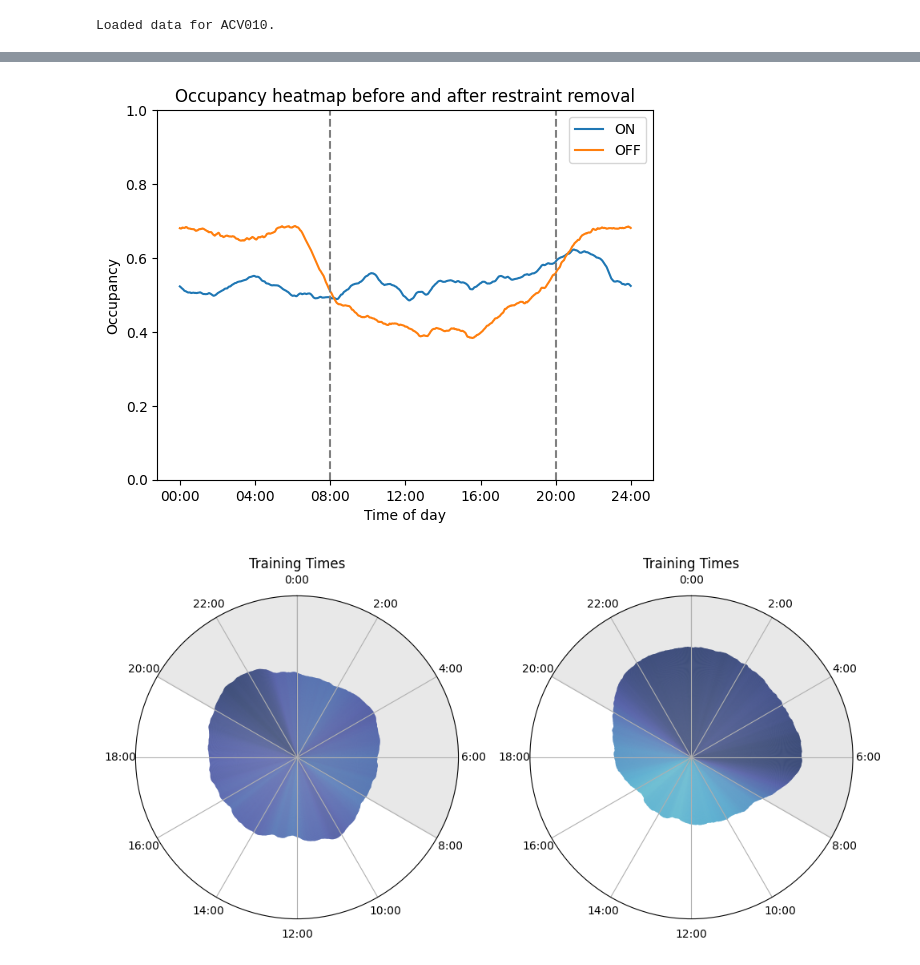
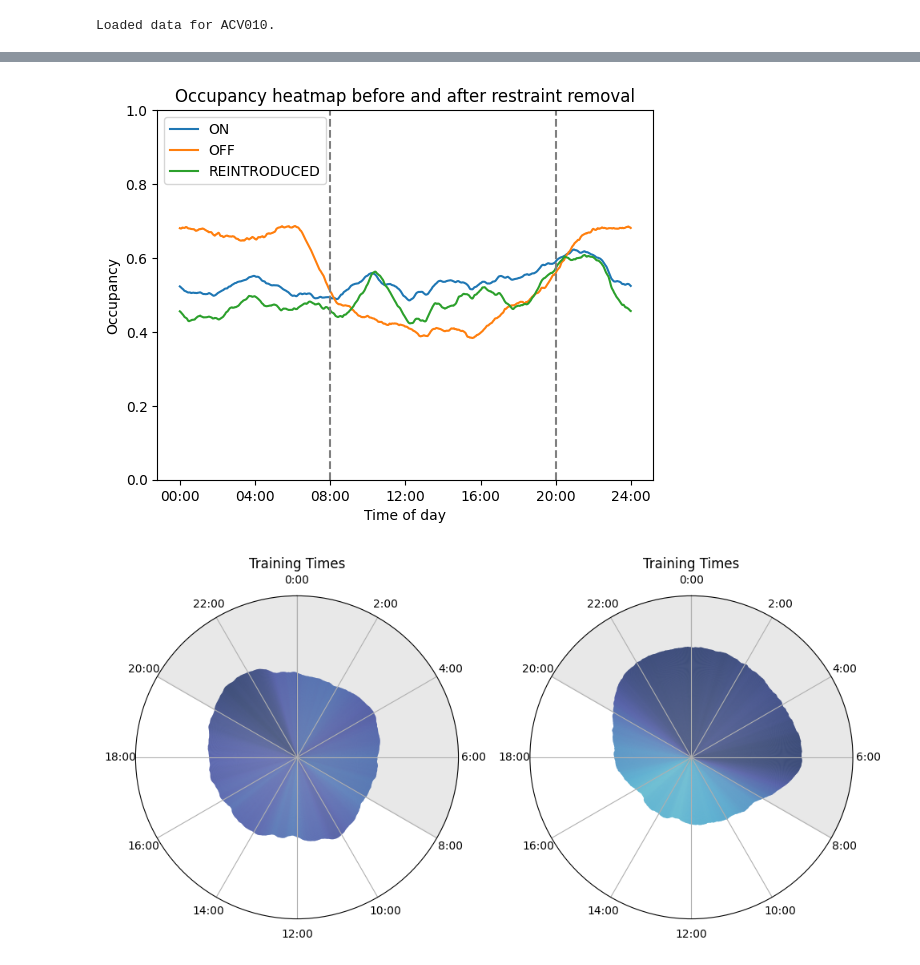
Before and after one commit to LearningCircuitsLab/behavior-analysis-notebooks, a Jupyter notebook: no_time_restraints_testing.ipynb, the cells around one changed output, grey strips where cells are left out. Drawn from its saved outputs; the diff is of its cells as text; code cells hidden in the pictures.

```diff
--- a/no_time_restraints_testing.ipynb
+++ b/no_time_restraints_testing.ipynb
@@ -84,25 +85,33 @@ df_before = df[np.logical_or(np.logical_and(df['date'] > time_before_removal,
                               df['date'] > pd.to_datetime(time_of_restraint_removal_end))]
 df_after = df[np.logical_and(df['date'] >= pd.to_datetime(time_of_restraint_removal_start),
                         df['date'] < pd.to_datetime(time_of_restraint_removal_end))]
+df_after_after = df[np.logical_and(df['date'] >= pd.to_datetime(time_of_restraint_removal_end),
+                        df['date'] < time_after_reintroduction)]
 # %%
 occupancy_df_before = dft.get_start_and_end_of_sessions_df(df_before)
 daily_percentages_before = dft.get_daily_occupancy_percentages(occupancy_df_before)
 
 occupancy_df_after = dft.get_start_and_end_of_sessions_df(df_after)
 daily_percentages_after = dft.get_daily_occupancy_percentages(occupancy_df_after)
+
+occupancy_df_after_after = dft.get_start_and_end_of_sessions_df(df_after_after)
+daily_percentages_after_after = dft.get_daily_occupancy_percentages(occupancy_df_after_after)
 # %%
 # merge the two dataframes
 # '25/30mins_4hours'
 # '1min_1min'
 occupancy_df_before['time_limit'] = 'ON'
 occupancy_df_after['time_limit'] = 'OFF'
+occupancy_df_after_after['time_limit'] = 'REINTRODUCED'
 # turn daily percentages into a dataframe with the index as a column
 daily_percentages_before = daily_percentages_before.reset_index()
 daily_percentages_after = daily_percentages_after.reset_index()
+daily_percentages_after_after = daily_percentages_after_after.reset_index()
 daily_percentages_before['time_limit'] = 'ON'
 daily_percentages_after['time_limit'] = 'OFF'
-occupancy_df = pd.concat([occupancy_df_before, occupancy_df_after], ignore_index=True)
-daily_percentages = pd.concat([daily_percentages_before, daily_percentages_after], ignore_index=False)
+daily_percentages_after_after['time_limit'] = 'REINTRODUCED'
+occupancy_df = pd.concat([occupancy_df_before, occupancy_df_after, occupancy_df_after_after], ignore_index=True)
+daily_percentages = pd.concat([daily_percentages_before, daily_percentages_after, daily_percentages_after_after], ignore_index=False)
 # %%
 sns.histplot(data=daily_percentages, x='duration', hue='time_limit', stat='density', bins=30, kde=True)
 plt.xlabel("Percentage of time occupied")
@@ -113,25 +122,27 @@ plt.show()
 # night and day occupancy
 occupancy_heatmap_before = dft.get_occupancy_heatmap(occupancy_df[occupancy_df.time_limit == 'ON'], window_size=120)
 occupancy_heatmap_after = dft.get_occupancy_heatmap(occupancy_df[occupancy_df.time_limit == 'OFF'], window_size=120)
+occupancy_heatmap_after_after = dft.get_occupancy_heatmap(occupancy_df[occupancy_df.time_limit == 'REINTRODUCED'], window_size=120)
 # %%
 min_of_day = list(np.arange(0, len(occupancy_heatmap_before)))
 hours_of_day = [x/60 for x in min_of_day]
 plt.plot(hours_of_day, occupancy_heatmap_before, label='ON')
 plt.plot(hours_of_day, occupancy_heatmap_after, label='OFF')
+plt.plot(hours_of_day, occupancy_heatmap_after_after, label='REINTRODUCED')
 # use HHMM format in x axis
 plt.xticks(ticks=np.arange(0, 24.1, 4), labels=[f"{int(x):02d}:00" for x in np.arange(0, 24.1, 4)])
 plt.xlabel("Time of day")
 plt.ylabel("Occupancy")
 plt.ylim(0, 1)
 # vertical lines at 8:00 and 20:00
 plt.axvline(x=8, color='gray', linestyle='--')
 plt.axvline(x=20, color='gray', linestyle='--')
 plt.title("Occupancy heatmap before and after restraint removal")
 plt.legend()
 # save as pdf
 plt.savefig("figures/occupancy_heatmap_no_time_restraints.pdf", bbox_inches='tight', transparent=True)
 # %% [output]
-[figure, old version]
+[figure, new version]
 # %%
 fig, axs = plt.subplots(1, 2, figsize=(10, 10), subplot_kw={"projection": "polar"})
 plots.plot_training_times_clock_heatmap(occupancy_heatmap_before, ax=axs[0], ylim=(0,1))
```
Also changed, not shown: parts of 8 cells of this notebook, 3 other files.
